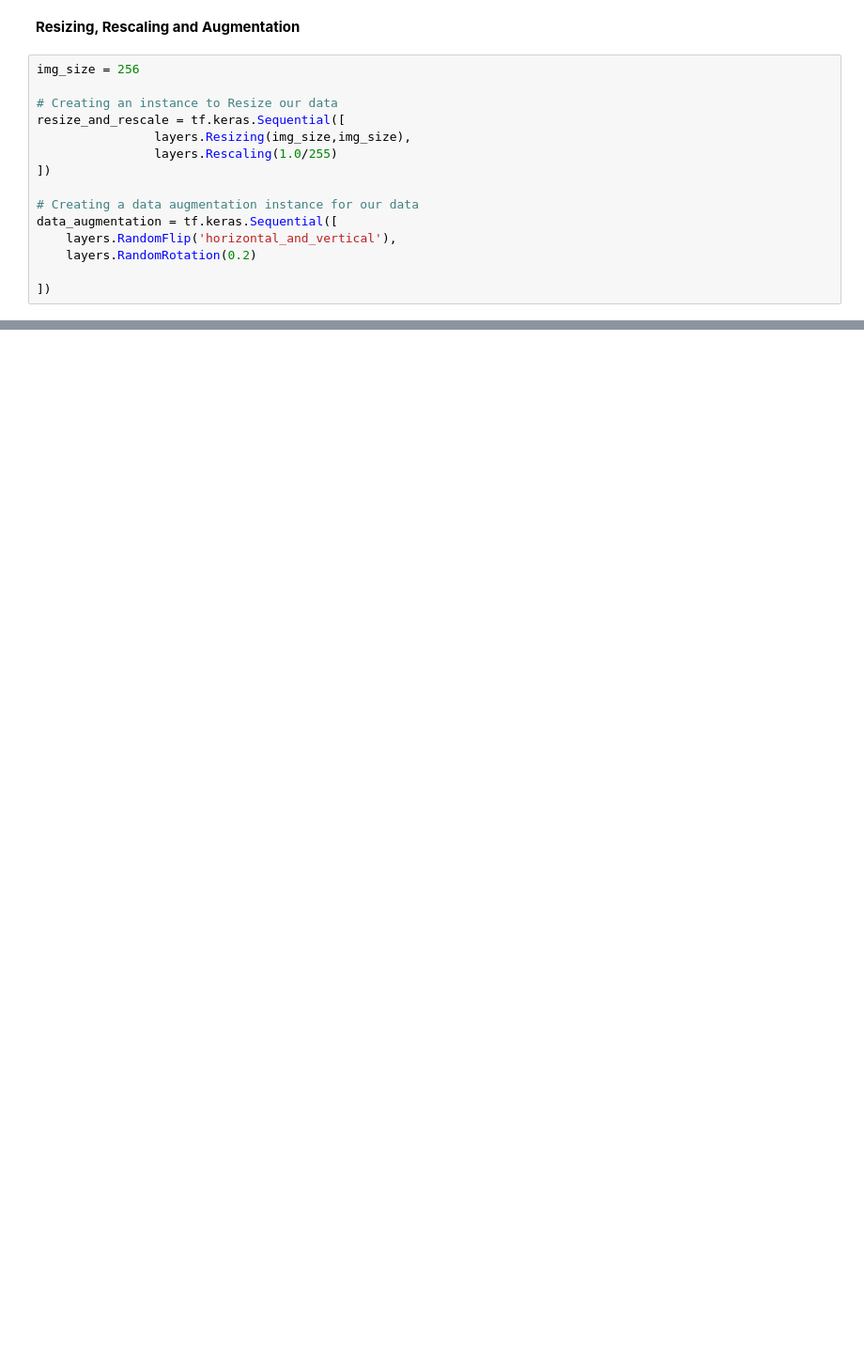
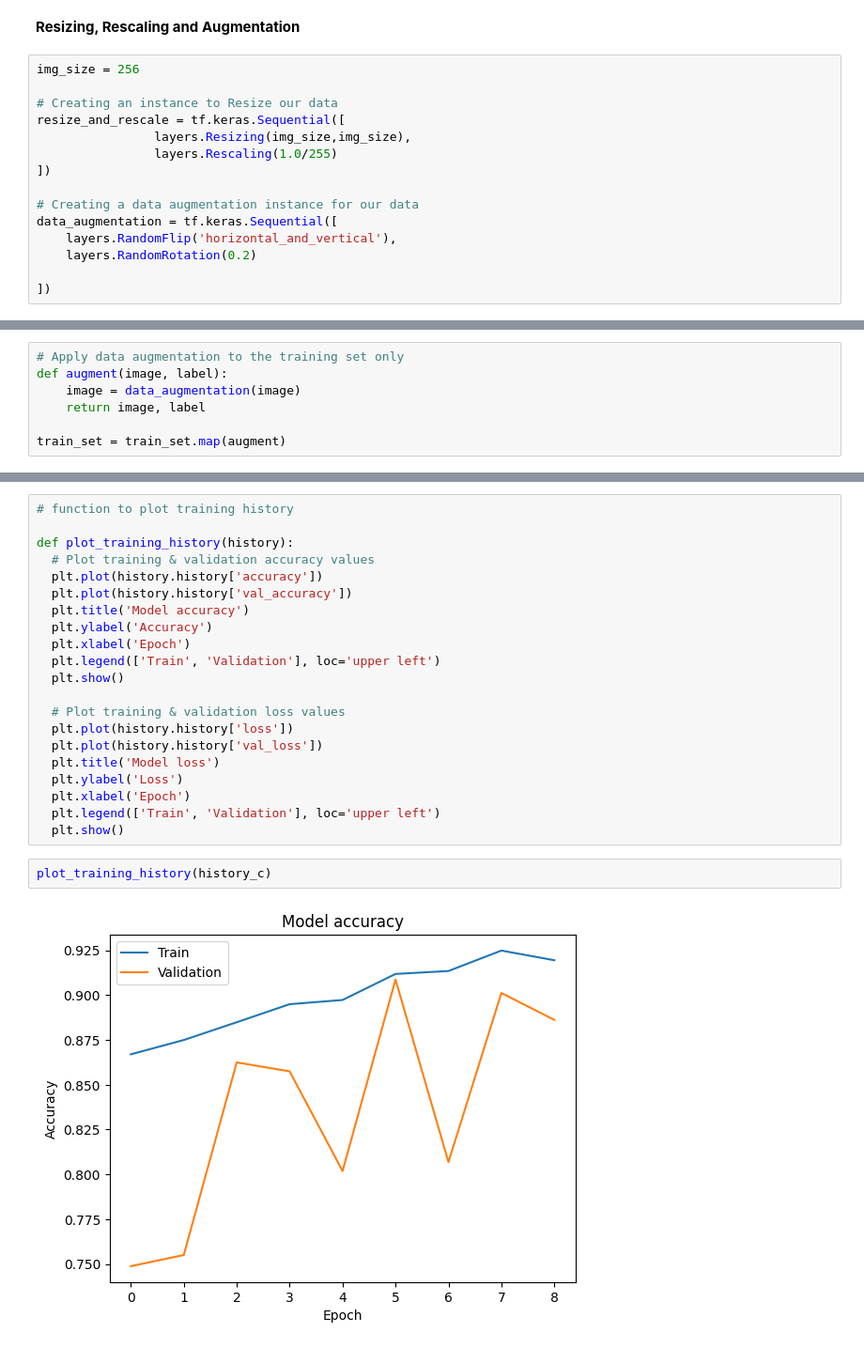
Before and after one commit to KeyMoney22/Plant_disease_classification-, a Jupyter notebook: tomato_disease_detection.ipynb, the cells around one changed output, grey strips where cells are left out. Shown at 94% size. Cells and saved outputs as stored; diff of their text form; blank space fills up the shorter version.

```diff
--- a/tomato_disease_detection.ipynb
+++ b/tomato_disease_detection.ipynb
@@ -263,0 +242,7 @@ AttributeError: 'Conv2D' object has no attribute 'layer'
+# %%
+# Apply data augmentation to the training set only
+def augment(image, label):
+    image = data_augmentation(image)
+    return image, label
+
+train_set = train_set.map(augment)
@@ -263,0 +363,25 @@ AttributeError: 'Conv2D' object has no attribute 'layer'
+# %%
+# function to plot training history
+
+def plot_training_history(history):
+  # Plot training & validation accuracy values
+  plt.plot(history.history['accuracy'])
+  plt.plot(history.history['val_accuracy'])
+  plt.title('Model accuracy')
+  plt.ylabel('Accuracy')
+  plt.xlabel('Epoch')
+  plt.legend(['Train', 'Validation'], loc='upper left')
+  plt.show()
+
+  # Plot training & validation loss values
+  plt.plot(history.history['loss'])
+  plt.plot(history.history['val_loss'])
+  plt.title('Model loss')
+  plt.ylabel('Loss')
+  plt.xlabel('Epoch')
+  plt.legend(['Train', 'Validation'], loc='upper left')
+  plt.show()
+# %%
+plot_training_history(history_c)
+# %% [output]
+[figure, added]
```
Also changed, not shown: parts of 42 cells of this notebook.
